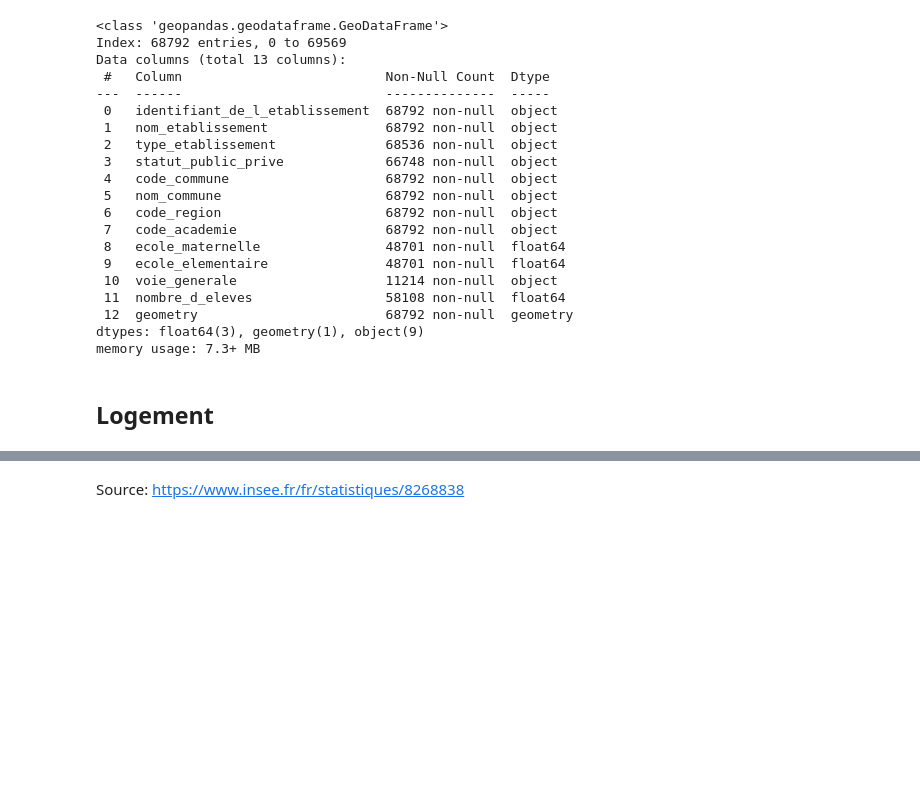
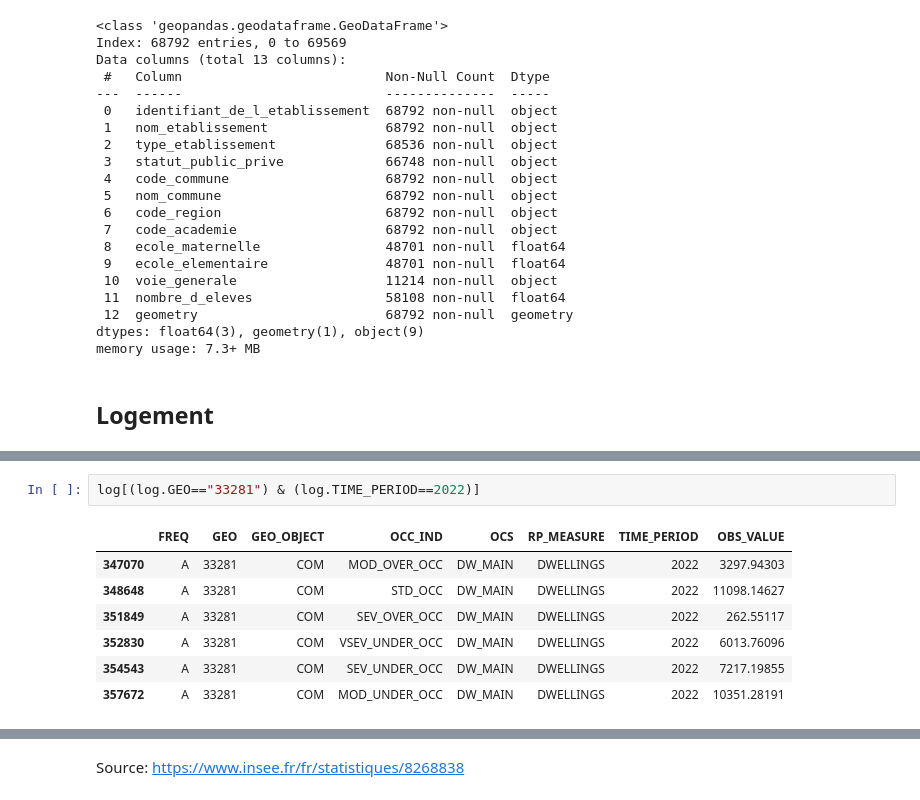
Before and after one commit to jbesan/13_odis_stream2, a Jupyter notebook: notebooks/odis_stream2_data_gathering.ipynb, the cells around one changed output, grey strips where cells are left out. Drawn from its saved outputs; the diff is of its cells as text; blank space fills up the shorter version.

```diff
--- a/notebooks/odis_stream2_data_gathering.ipynb
+++ b/notebooks/odis_stream2_data_gathering.ipynb
@@ -473,0 +530,10 @@ memory usage: 7.3+ MB
+# %%
+log[(log.GEO=="33281") & (log.TIME_PERIOD==2022)]
+# %% [output]
+|  | FREQ | GEO | GEO_OBJECT | OCC_IND | OCS | RP_MEASURE | TIME_PERIOD | OBS_VALUE |
+| 347070 | A | 33281 | COM | MOD_OVER_OCC | DW_MAIN | DWELLINGS | 2022 | 3297.94303 |
+| 348648 | A | 33281 | COM | STD_OCC | DW_MAIN | DWELLINGS | 2022 | 11098.14627 |
+| 351849 | A | 33281 | COM | SEV_OVER_OCC | DW_MAIN | DWELLINGS | 2022 | 262.55117 |
+| 352830 | A | 33281 | COM | VSEV_UNDER_OCC | DW_MAIN | DWELLINGS | 2022 | 6013.76096 |
+| 354543 | A | 33281 | COM | SEV_UNDER_OCC | DW_MAIN | DWELLINGS | 2022 | 7217.19855 |
+| 357672 | A | 33281 | COM | MOD_UNDER_OCC | DW_MAIN | DWELLINGS | 2022 | 10351.28191 |
```
Also changed, not shown: parts of 15 cells of this notebook, 6 other files.
